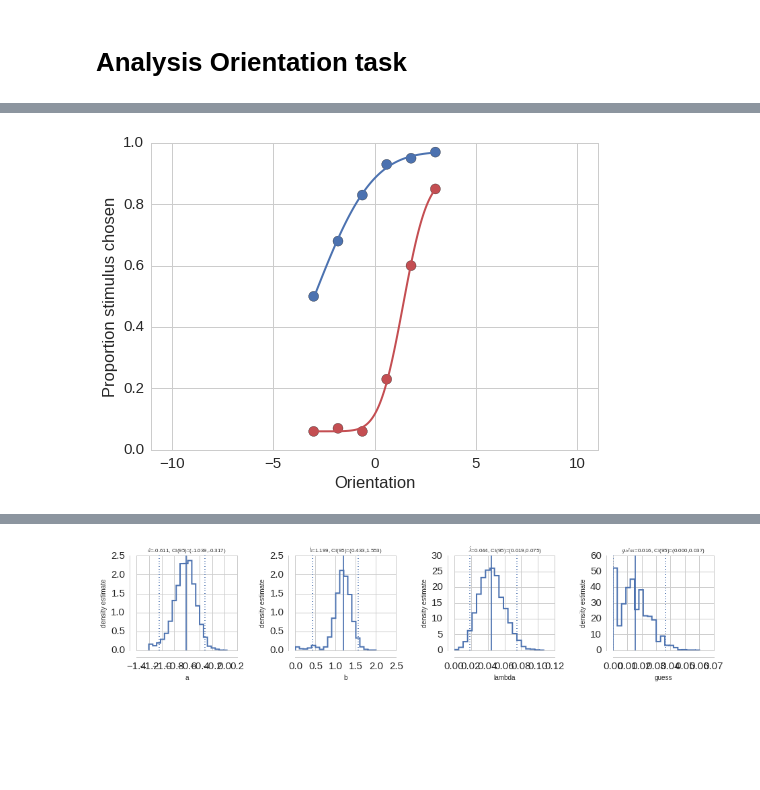
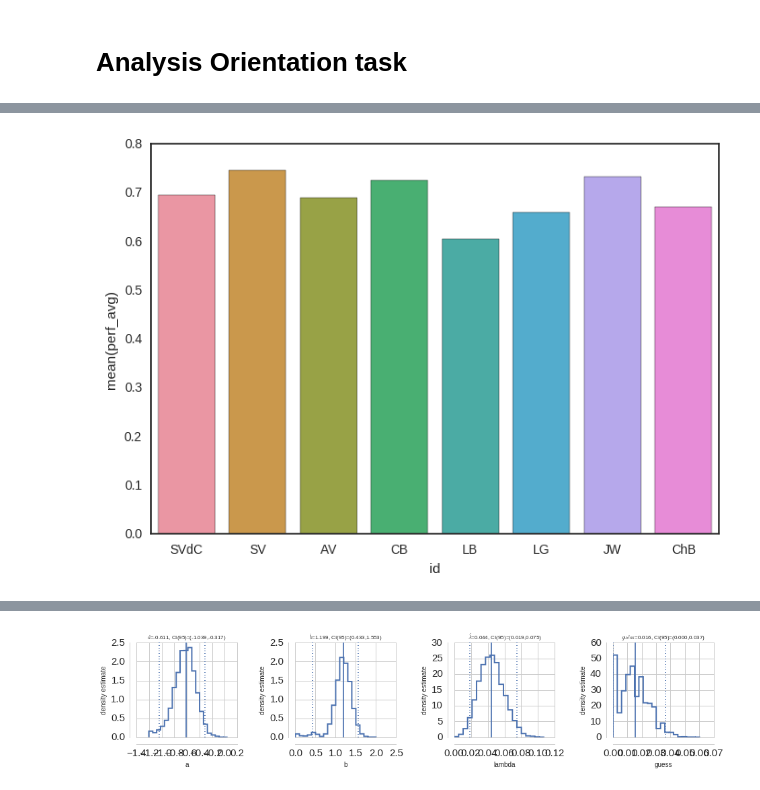
Before and after one commit to hoenir/DiNoASD, a Jupyter notebook: analysis/AnalysisDiNoASD.ipynb, the cells around one changed output, grey strips where cells are left out. Saved outputs shown, nothing was run; the diff lists cells and outputs as text; code cells hidden in the pictures; blank space fills up the shorter version.

Commit message:
new pilots+plots

```diff
--- a/analysis/AnalysisDiNoASD.ipynb
+++ b/analysis/AnalysisDiNoASD.ipynb
@@ -1147,8 +1175,4 @@ for s in ss:
-# %%
-psiplot.plotPMF(pfit_results[0], color='r', linewidth=2);
-psiplot.plotPMF(pfit_results[1], color='b', linewidth=2);
-plt.axis((-11, 11, 0, 1));
-plt.xlabel('Orientation')
-plt.ylabel('Proportion stimulus chosen');
-# %% [output]
-[figure, removed]
+# %%
+sns.barplot(x='id',y='perf_avg', data=df);
+# %% [output]
+[figure, added]
```
Also changed, not shown: parts of 7 cells of this notebook.
